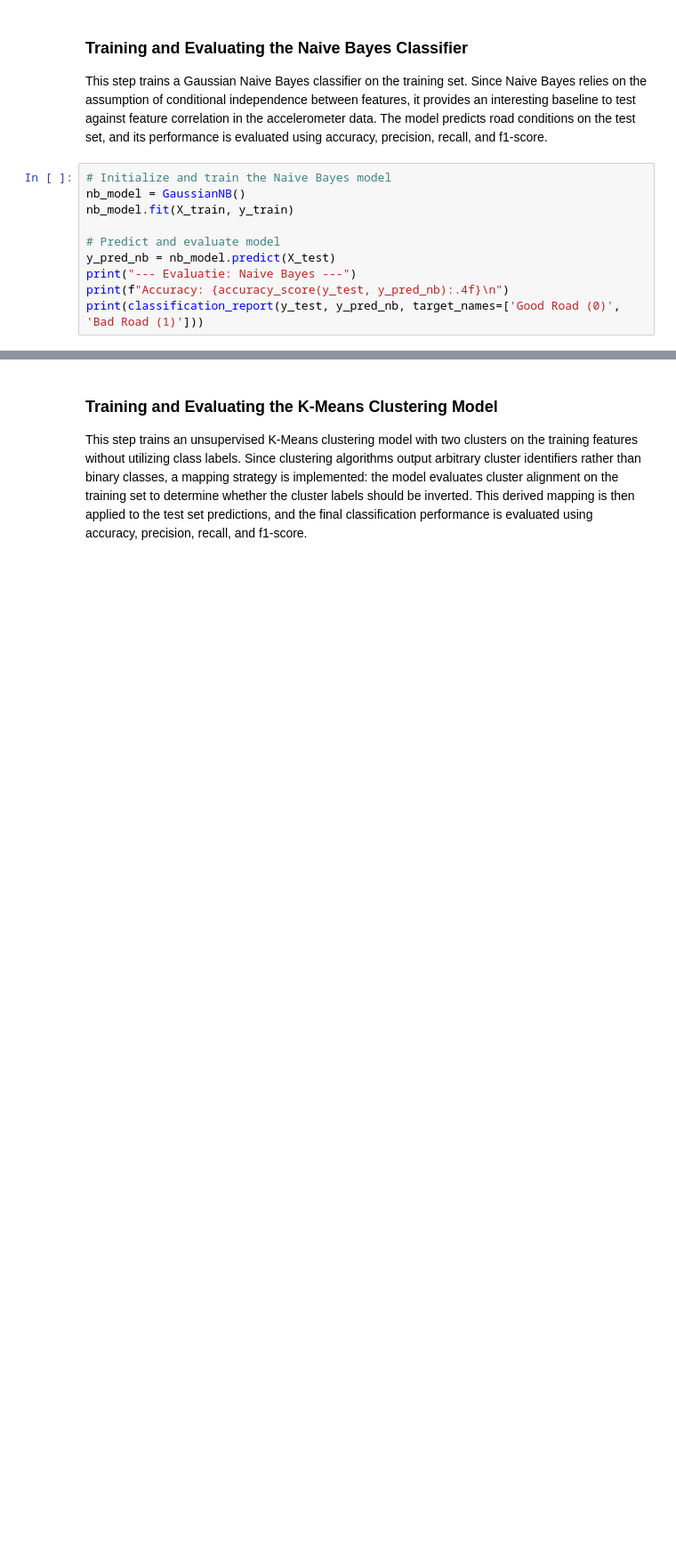
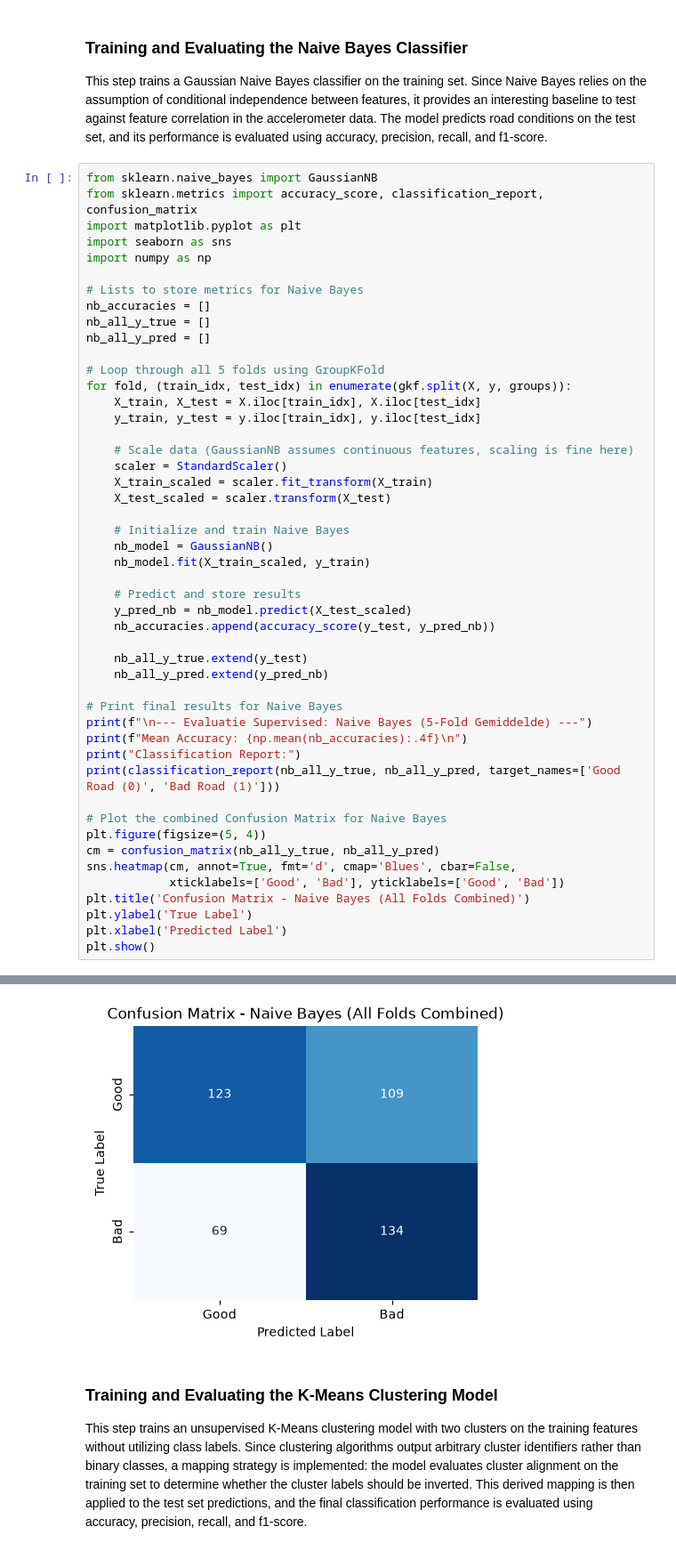
Before and after one commit to yoeri-stassen/5ARE0-cycling-assignment, a Jupyter notebook: Group13_cyclinglane_classifier.ipynb, the cells around one changed output, grey strips where cells are left out. Shown at 89% size. Saved outputs shown, nothing was run; the diff lists cells and outputs as text; blank space fills up the shorter version.

```diff
--- a/Group13_cyclinglane_classifier.ipynb
+++ b/Group13_cyclinglane_classifier.ipynb
@@ -612,13 +616,51 @@ Good Road (0)       0.19      0.21      0.20        29
 
 This step trains a Gaussian Naive Bayes classifier on the training set. Since Naive Bayes relies on the assumption of conditional independence between features, it provides an interesting baseline to test against feature correlation in the accelerometer data. The model predicts road conditions on the test set, and its performance is evaluated using accuracy, precision, recall, and f1-score.
 # %%
-# Initialize and train the Naive Bayes model
-nb_model = GaussianNB()
-nb_model.fit(X_train, y_train)
+from sklearn.naive_bayes import GaussianNB
+from sklearn.metrics import accuracy_score, classification_report, confusion_matrix
+import matplotlib.pyplot as plt
+import seaborn as sns
+import numpy as np
 
-# Predict and evaluate model
-y_pred_nb = nb_model.predict(X_test)
-print("--- Evaluatie: Naive Bayes ---")
-print(f"Accuracy: {accuracy_score(y_test, y_pred_nb):.4f}\n")
-print(classification_report(y_test, y_pred_nb, target_names=['Good Road (0)', 'Bad Road (1)']))
+# Lists to store metrics for Naive Bayes
+nb_accuracies = []
+nb_all_y_true = []
+nb_all_y_pred = []
+
+# Loop through all 5 folds using GroupKFold
+for fold, (train_idx, test_idx) in enumerate(gkf.split(X, y, groups)):
+    X_train, X_test = X.iloc[train_idx], X.iloc[test_idx]
+    y_train, y_test = y.iloc[train_idx], y.iloc[test_idx]
+
+    # Scale data (GaussianNB assumes continuous features, scaling is fine here)
+    scaler = StandardScaler()
+    X_train_scaled = scaler.fit_transform(X_train)
+    X_test_scaled = scaler.transform(X_test)
+
+    # Initialize and train Naive Bayes
+    nb_model = GaussianNB()
+    nb_model.fit(X_train_scaled, y_train)
+
+    # Predict and store results
+    y_pred_nb = nb_model.predict(X_test_scaled)
+    nb_accuracies.append(accuracy_score(y_test, y_pred_nb))
+
+    nb_all_y_true.extend(y_test)
+    nb_all_y_pred.extend(y_pred_nb)
+
+# Print final results for Naive Bayes
+print(f"\n--- Evaluatie Supervised: Naive Bayes (5-Fold Gemiddelde) ---")
+print(f"Mean Accuracy: {np.mean(nb_accuracies):.4f}\n")
+print("Classification Report:")
+print(classification_report(nb_all_y_true, nb_all_y_pred, target_names=['Good Road (0)', 'Bad Road (1)']))
+
+# Plot the combined Confusion Matrix for Naive Bayes
+plt.figure(figsize=(5, 4))
+cm = confusion_matrix(nb_all_y_true, nb_all_y_pred)
+sns.heatmap(cm, annot=True, fmt='d', cmap='Blues', cbar=False,
+            xticklabels=['Good', 'Bad'], yticklabels=['Good', 'Bad'])
+plt.title('Confusion Matrix - Naive Bayes (All Folds Combined)')
+plt.ylabel('True Label')
+plt.xlabel('Predicted Label')
+plt.show()
 # %% [output]
@@ -636,3 +679,4 @@ Good Road (0)       0.48      1.00      0.64        29
+[figure, added]
 # %% [markdown]
 ### Training and Evaluating the K-Means Clustering Model
 
```
Also changed, not shown: parts of 3 cells of this notebook.
